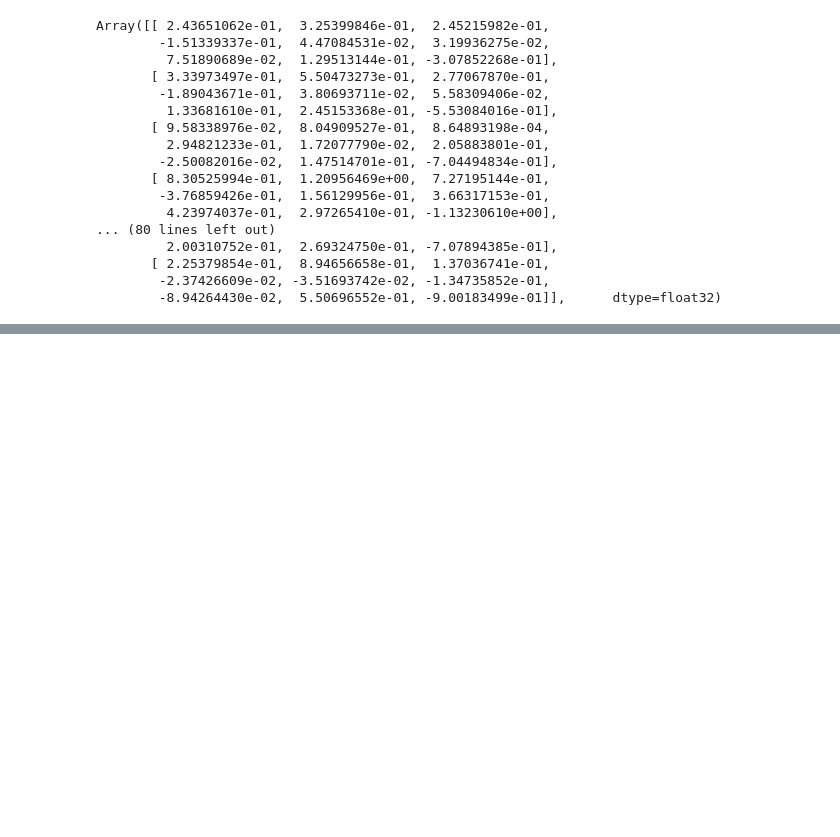
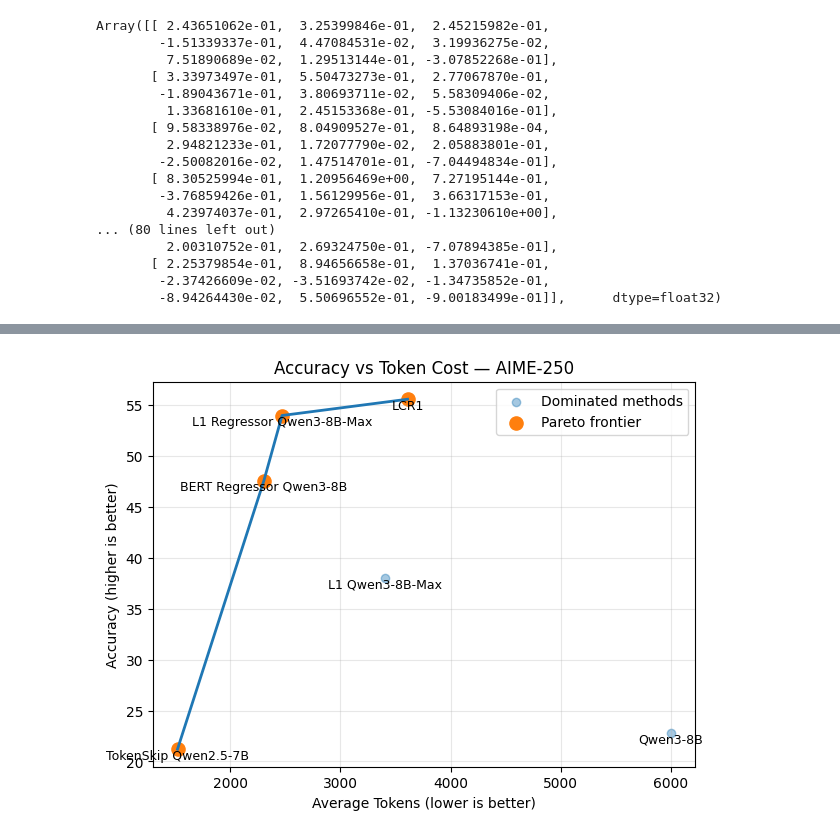
Before and after one commit to viktorvesely/liquid, a Jupyter notebook: liquid_jax/testing.ipynb, the cells around one changed output, grey strips where cells are left out. Cells and saved outputs as stored; diff of their text form; code cells hidden in the pictures; blank space fills up the shorter version.

```diff
--- a/liquid_jax/testing.ipynb
+++ b/liquid_jax/testing.ipynb
@@ -109,0 +205,83 @@ Array([[ 2.43651062e-01,  3.25399846e-01,  2.45215982e-01,
+# %%
+from collections import defaultdict
+
+import pandas as pd
+import matplotlib.pyplot as plt
+
+def pareto_frontier(df):
+    df = df.sort_values("AvgTokens")
+    frontier = []
+    best_acc = -float("inf")
+
+    for _, row in df.iterrows():
+        if row["Accuracy"] > best_acc:
+            frontier.append(True)
+            best_acc = row["Accuracy"]
+        else:
+            frontier.append(False)
+
+    df = df.copy()
+    df["Pareto"] = frontier
+    return df
+
+
+
+
+par = defaultdict(lambda: 0)
+
+for bench, sub in df.groupby("Benchmark"):
+
+    pf = pareto_frontier(sub)
+    now = pf[["Method", "Pareto"]].set_index("Method")["Pareto"].to_dict()
+    for m, p in now.items():
+        par[m] += 1 if p else 0
+
+    frontier = pf[pf["Pareto"]].sort_values("AvgTokens")
+    dominated = pf[~pf["Pareto"]]
+
+    plt.figure(figsize=(7,5))
+
+    # dominated points
+    plt.scatter(
+        dominated["AvgTokens"],
+        dominated["Accuracy"],
+        alpha=0.4,
+        label="Dominated methods"
+    )
+
+    # Pareto points
+    plt.scatter(
+        frontier["AvgTokens"],
+        frontier["Accuracy"],
+        s=90,
+        label="Pareto frontier"
+    )
+
+    # frontier line
+    plt.plot(
+        frontier["AvgTokens"],
+        frontier["Accuracy"],
+        linewidth=2
+    )
+
+    # annotate methods
+    for _, r in pf.iterrows():
+        plt.text(
+            r["AvgTokens"],
+            r["Accuracy"],
+            r["Method"],
+            fontsize=9,
+            ha="center",
+            va="top"
+        )
+
+    plt.xlabel("Average Tokens (lower is better)")
+    plt.ylabel("Accuracy (higher is better)")
+    plt.title(f"Accuracy vs Token Cost — {bench}")
+
+    plt.legend()
+    plt.grid(alpha=0.3)
+
+    plt.show()
+# %% [output]
+[figure, added]
```
Also changed, not shown: parts of 7 cells of this notebook, 3 other files.
